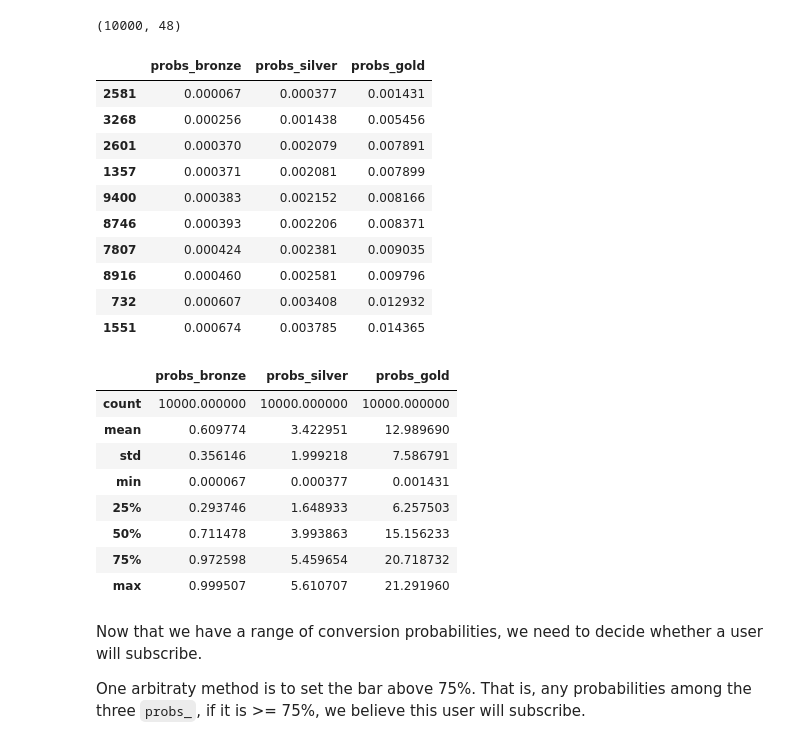
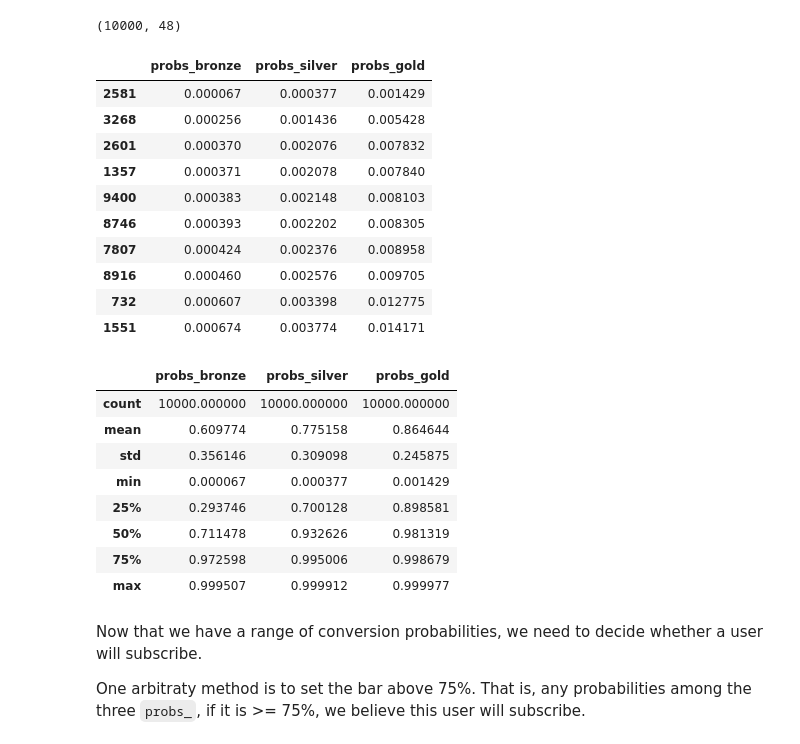
Before and after one commit to hjiangAnthony/mkt_promition_optimization, a Jupyter notebook: 2_Feature_selection_and_modeling.ipynb, the cells around one changed output. Drawn from its saved outputs; the diff is of its cells as text; code cells hidden in the pictures.

```diff
--- a/2_Feature_selection_and_modeling.ipynb
+++ b/2_Feature_selection_and_modeling.ipynb
@@ -648,39 +684,42 @@ random_state = 42
 # %%
 # calculate probabilities based on promotion type
 probs_bronze = lr.predict_proba(X)[:,0]
-probs_silver = probs_bronze * coef_promotion_type_2
-probs_gold = probs_bronze * coef_promotion_type_3
+odds_bronze = probs_bronze/ (1-probs_bronze)
+odds_silver = odds_bronze * coef_promotion_type_2
+odds_gold = odds_bronze * coef_promotion_type_3
+probs_silver = odds_silver / (1+odds_silver )
+probs_gold = odds_gold / (1+odds_gold)
 
 # insert back to main dataframe
 dfX_dum['probs_bronze'] = probs_bronze
 dfX_dum['probs_silver'] = probs_silver
 dfX_dum['probs_gold'] = probs_gold
 
 dfX_dum[['probs_bronze', 'probs_silver', 'probs_gold']].sort_values(by='probs_bronze', ascending=True).head(10)
 # %% [output]
 |  | probs_bronze | probs_silver | probs_gold |
-| 2581 | 0.000067 | 0.000377 | 0.001431 |
-| 3268 | 0.000256 | 0.001438 | 0.005456 |
-| 2601 | 0.000370 | 0.002079 | 0.007891 |
-| 1357 | 0.000371 | 0.002081 | 0.007899 |
-| 9400 | 0.000383 | 0.002152 | 0.008166 |
-| 8746 | 0.000393 | 0.002206 | 0.008371 |
-| 7807 | 0.000424 | 0.002381 | 0.009035 |
-| 8916 | 0.000460 | 0.002581 | 0.009796 |
-| 732 | 0.000607 | 0.003408 | 0.012932 |
-| 1551 | 0.000674 | 0.003785 | 0.014365 |
+| 2581 | 0.000067 | 0.000377 | 0.001429 |
+| 3268 | 0.000256 | 0.001436 | 0.005428 |
+| 2601 | 0.000370 | 0.002076 | 0.007832 |
+| 1357 | 0.000371 | 0.002078 | 0.007840 |
+| 9400 | 0.000383 | 0.002148 | 0.008103 |
+| 8746 | 0.000393 | 0.002202 | 0.008305 |
+| 7807 | 0.000424 | 0.002376 | 0.008958 |
+| 8916 | 0.000460 | 0.002576 | 0.009705 |
+| 732 | 0.000607 | 0.003398 | 0.012775 |
+| 1551 | 0.000674 | 0.003774 | 0.014171 |
 # %%
 dfX_dum[['probs_bronze', 'probs_silver', 'probs_gold']].describe()
 # %% [output]
 |  | probs_bronze | probs_silver | probs_gold |
 | count | 10000.000000 | 10000.000000 | 10000.000000 |
-| mean | 0.609774 | 3.422951 | 12.989690 |
-| std | 0.356146 | 1.999218 | 7.586791 |
-| min | 0.000067 | 0.000377 | 0.001431 |
-| 25% | 0.293746 | 1.648933 | 6.257503 |
-| 50% | 0.711478 | 3.993863 | 15.156233 |
-| 75% | 0.972598 | 5.459654 | 20.718732 |
-| max | 0.999507 | 5.610707 | 21.291960 |
+| mean | 0.609774 | 0.775158 | 0.864644 |
+| std | 0.356146 | 0.309098 | 0.245875 |
+| min | 0.000067 | 0.000377 | 0.001429 |
+| 25% | 0.293746 | 0.700128 | 0.898581 |
+| 50% | 0.711478 | 0.932626 | 0.981319 |
+| 75% | 0.972598 | 0.995006 | 0.998679 |
+| max | 0.999507 | 0.999912 | 0.999977 |
 # %% [markdown]
 Now that we have a range of conversion probabilities, we need to decide whether a user will subscribe.
 
```
Also changed, not shown: parts of 30 cells of this notebook, 4 other files.
